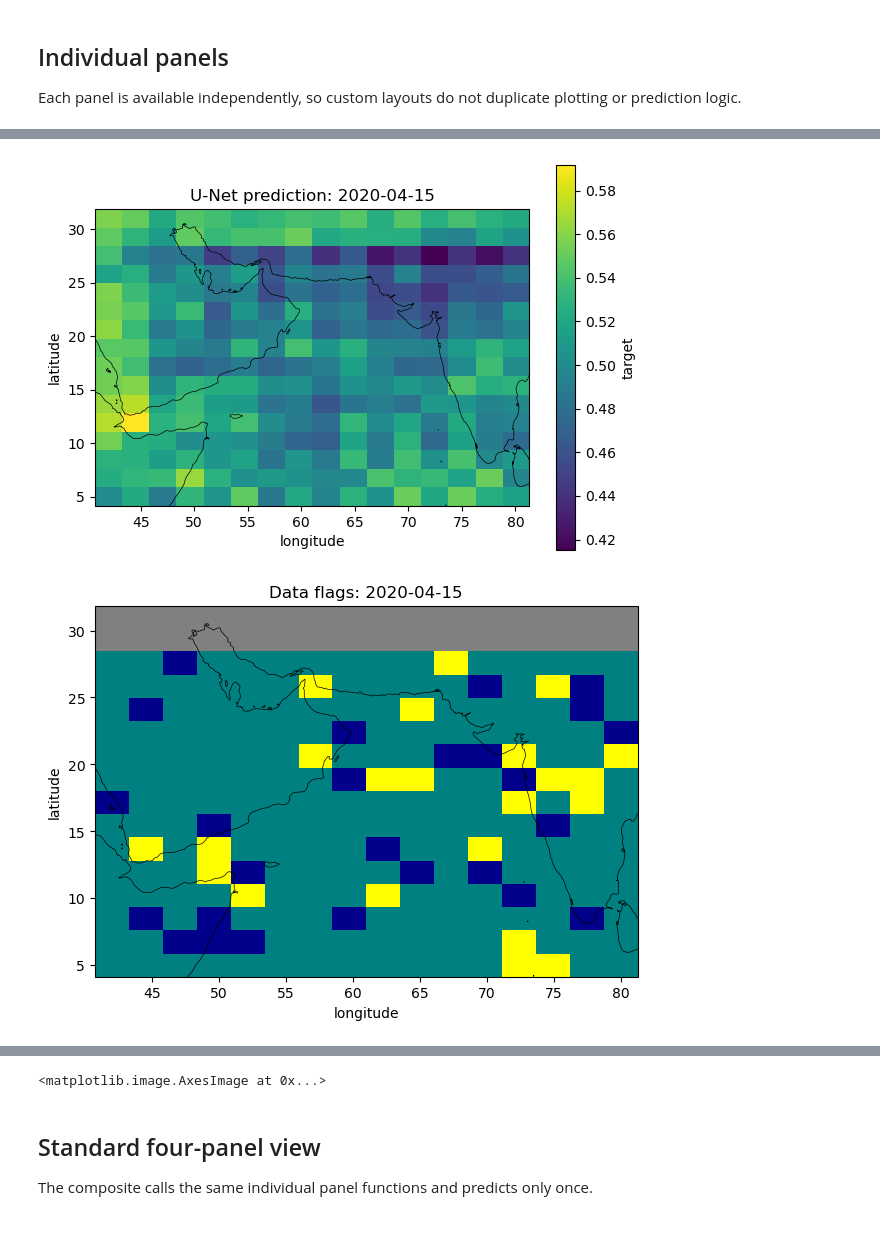
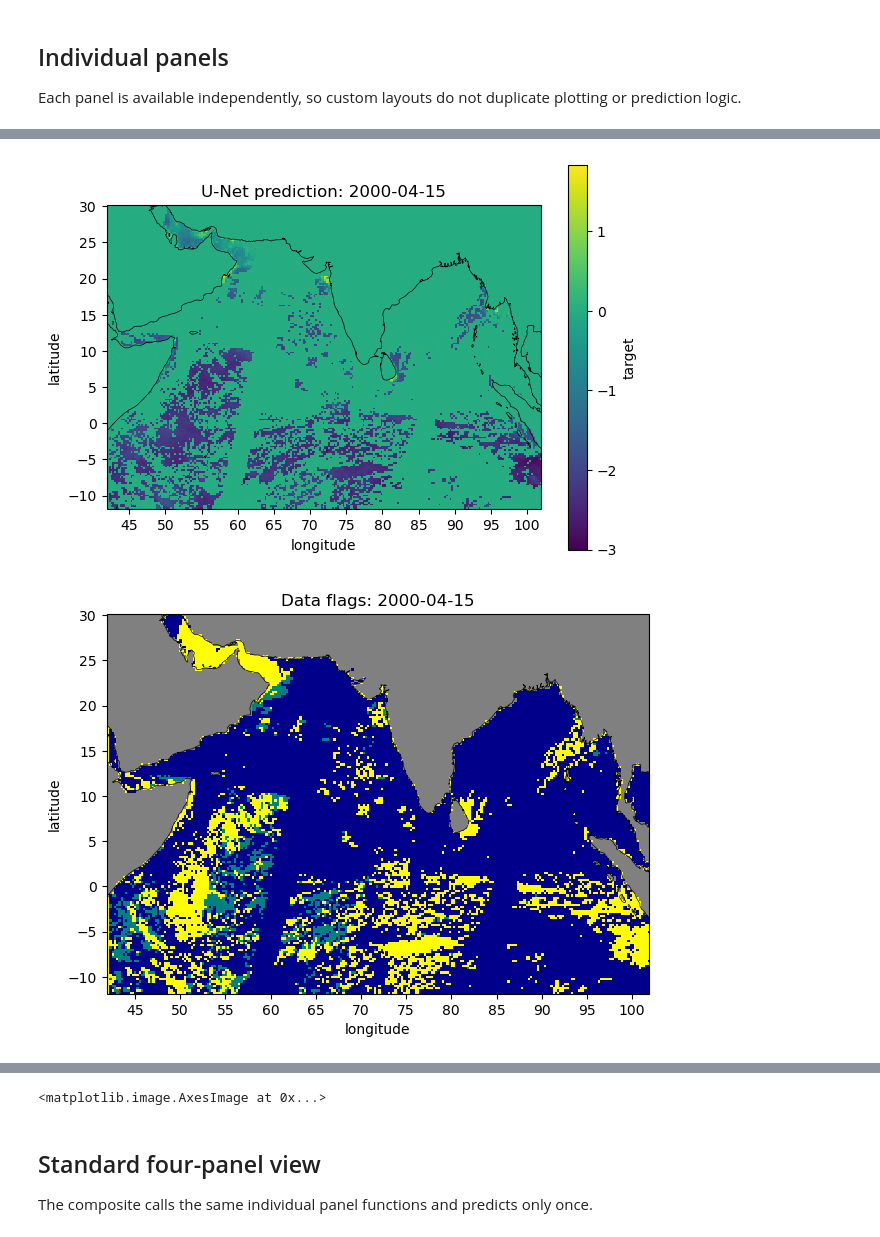
Before and after one commit to SAFS-Varanasi-Internship/mindthegap, a Jupyter notebook: book/3-U-Net_Viz.ipynb, the cells around one changed output, grey strips where cells are left out. Saved outputs shown, nothing was run; the diff lists cells and outputs as text; code cells hidden in the pictures.

Commit message:
get viz working with new bundle

```diff
--- a/book/3-U-Net_Viz.ipynb
+++ b/book/3-U-Net_Viz.ipynb
@@ -19,7 +19,7 @@ from mindthegap import viz
 
 Use a local bundle directory or a Hugging Face repository ID. The metadata supplies the exact channel order and standardization needed for prediction.
 # %%
-bundle_source = "demo-unet-bundle"
+bundle_source = "../models/io-shared-public-unet-bundle"
 
 if Path(bundle_source).is_dir():
     bundle_path = Path(bundle_source)
@@ -50,27 +50,36 @@ Inputs: ['masked_target', 'masked_target_m1', 'masked_target_p1', 'day_sin', 'da
 
 The example below reconstructs the deterministic demo data used by `2-U-Net_Fit_Generic.ipynb`. For another bundle, replace this cell with the matching dataset loader and preprocessing recorded in `model_metadata.yaml`.
 # %%
-ds, _ = mtg.demo_data(days=120, lat_size=16, lon_size=16, seed=42)
+# Reconstruct the exact inputs the bundle was trained on, driven entirely by
+# the recorded metadata (options.data). This loads the same product, region,
+# variable names, log-transform, and temporal lags used during training.
+data_cfg = metadata["options"]["data"]
+
+ds, _ = mtg.demo_data(
+    dataset="io-shared-public",
+    region=data_cfg.get("region_name"),
+    time_slice=slice(*metadata["dataset"]["training_period"].split(" to ")),
+)
 ds = mtg.crop_to_multiple(ds, multiple=8)
+
 train_end = metadata["dataset"]["training_period"].split(" to ")[1]
-n_lags = metadata["preprocessing"]["transforms"]["temporal_lags"]
 standardized_vars = [
     name
-    for name, values in metadata["preprocessing"]["standardization"].items()
+    for name, values in data_cfg["standardization"].items()
     if values.get("applied")
 ]
 
 ds_std, _ = mtg.build_standardized_lazy(
     ds,
-    target_variable="chlor_a",
-    missing_flag="cloud_flag",
-    land_flag="land_flag",
+    target_variable=data_cfg["target_variable"],
+    missing_flag=data_cfg["missing_flag"],
+    land_flag=data_cfg["land_flag"],
     train_dates=slice(str(ds.time.values[0])[:10], train_end),
-    std_vars=standardized_vars,
-    log_target=True,
+    std_vars=standardized_vars or None,
+    log_target=data_cfg["log_target"],
     missing_flag_shift=10,
-    n_temporal_lags=n_lags,
-    output_chunks={"time": 20, "lat": 16, "lon": 16},
+    n_temporal_lags=data_cfg["n_temporal_lags"],
+    add_geo=data_cfg["add_geo"],
 )
 
 missing_inputs = [name for name in input_vars if name not in ds_std]
@@ -100,7 +109,7 @@ Data variables:
 
 Each panel is available independently, so custom layouts do not duplicate plotting or prediction logic.
 # %%
-date = "2020-04-15"
+date = "2000-04-15"
 
 viz.plot_observed(ds_std, metadata, date)
 viz.plot_prediction(ds_std, model, metadata, date)
@@ -123,2 +120,2 @@ viz.plot_difference(ds_std, model, metadata, date)
-[figure, old version]
+[figure, new version]
-[figure, old version]
+[figure, new version]
@@ -126,4 +123,4 @@ viz.plot_difference(ds_std, model, metadata, date)
-<matplotlib.image.AxesImage at 0x...>
+<matplotlib.image.AxesImage at 0x...>
 # %% [markdown]
 ## Standard four-panel view
 
```
Also changed, not shown: parts of 4 cells of this notebook, 3 other files.
